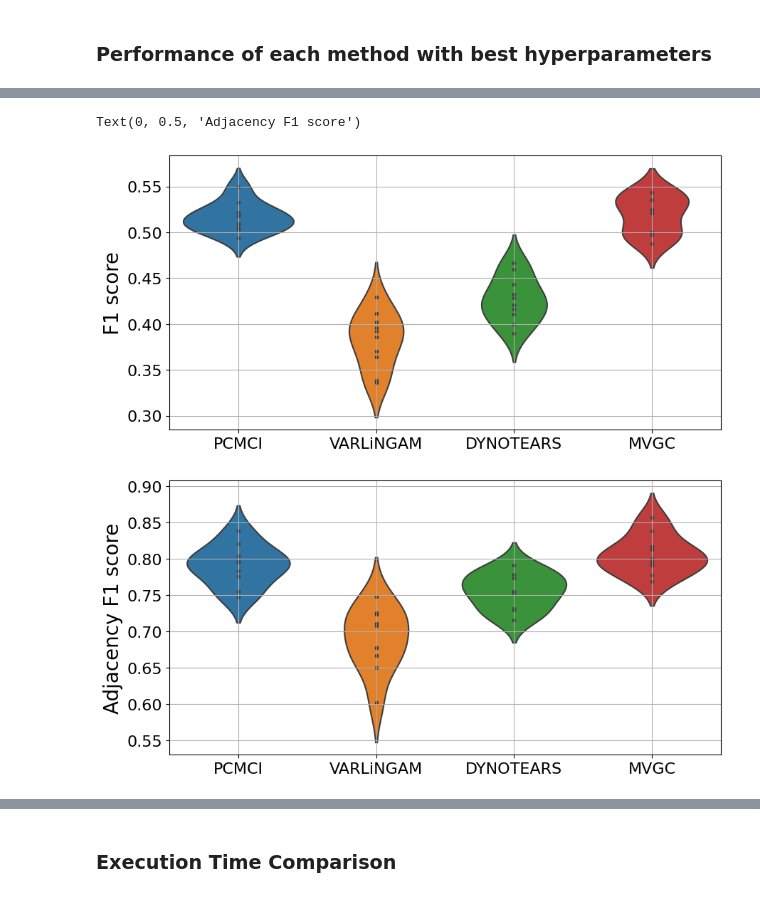
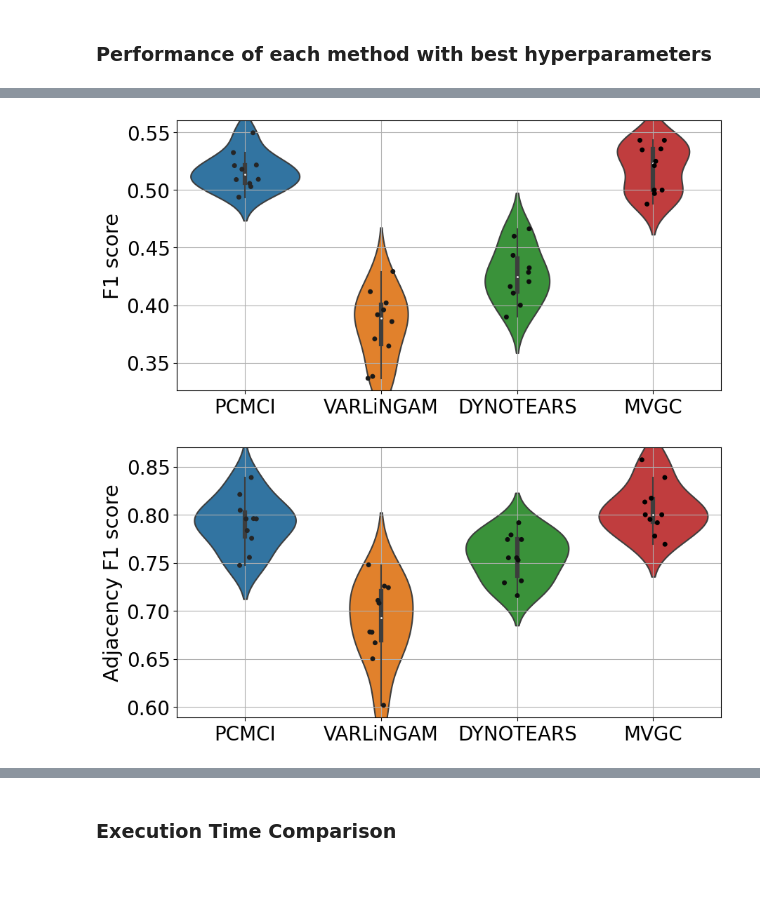
Before and after one commit to nozarilab/2023Arab_CaLLTiF, a Jupyter notebook: Simulated fMRI Causality/causality_methods_simulated_small_degree_macaque.ipynb, the cells around one changed output, grey strips where cells are left out. Drawn from its saved outputs; the diff is of its cells as text; code cells hidden in the pictures.

```diff
--- a/Simulated fMRI Causality/causality_methods_simulated_small_degree_macaque.ipynb
+++ b/Simulated fMRI Causality/causality_methods_simulated_small_degree_macaque.ipynb
@@ -1278,39 +1526,39 @@ plt.grid()
 # %%
 labels = ['PCMCI', 'VARLiNGAM','DYNOTEARS','MVGC']
 
 ## Adjacency
 
 adj_all_methods_F1_score_dist  = []
 adj_all_methods_F1_score_dist. append(np.array(pcmci_adj_F1_scores_at_best))
 adj_all_methods_F1_score_dist. append(np.array(varlingam_adj_F1_scores_at_best))
 adj_all_methods_F1_score_dist. append(np.array(dynotears_adj_F1_scores_at_best))
 adj_all_methods_F1_score_dist. append(np.array(mvgc_adj_F1_scores_at_best))
+# adj_all_methods_F1_score_dist. append(np.array(calltif_adj_F1_scores_at_best))
 
 ori_all_methods_F1_score_dist  = []
 ori_all_methods_F1_score_dist. append(np.array(pcmci_ori_F1_scores_at_best))
 ori_all_methods_F1_score_dist. append(np.array(varlingam_ori_F1_scores_at_best))
 ori_all_methods_F1_score_dist. append(np.array(dynotears_ori_F1_scores_at_best))
 ori_all_methods_F1_score_dist. append(np.array(mvgc_ori_F1_scores_at_best))
-
+# ori_all_methods_F1_score_dist. append(np.array(calltif_ori_F1_scores_at_best))
 
 plt.figure(figsize = (10,5))
 ax = plt.subplot()
-parts = sns.violinplot(ori_all_methods_F1_score_dist, inner="points")
-
-ax.set_xticklabels(labels,fontsize = 16)
-plt.yticks(fontsize = 16)
+parts = sns.violinplot(ori_all_methods_F1_score_dist)
+sns.stripplot(ori_all_methods_F1_score_dist, color="black")
+ax.set_xticklabels(labels,fontsize = 20)
+plt.yticks(fontsize = 20)
+plt.ylabel('F1 score',fontsize = 21)
 plt.grid()
-plt.ylabel('F1 score',fontsize = 20)
 
 plt.figure(figsize = (10,5))
 ax = plt.subplot()
-parts = sns.violinplot(adj_all_methods_F1_score_dist, inner="points")
-
-ax.set_xticklabels(labels,fontsize = 16)
-plt.yticks(fontsize = 16)
+parts = sns.violinplot(adj_all_methods_F1_score_dist)
+sns.stripplot(adj_all_methods_F1_score_dist, color="black")
+ax.set_xticklabels(labels,fontsize = 20)
+plt.yticks(fontsize = 20)
+plt.ylabel('Adjacency F1 score',fontsize = 21)
 plt.grid()
-plt.ylabel('Adjacency F1 score',fontsize = 20)
 # %% [output]
-Text(0, 0.5, 'Adjacency F1 score')
-[figure, old version]
+[figure, new version]
-[figure, old version]
+[figure, new version]
```
Also changed, not shown: parts of 19 cells of this notebook, 12 other files.
